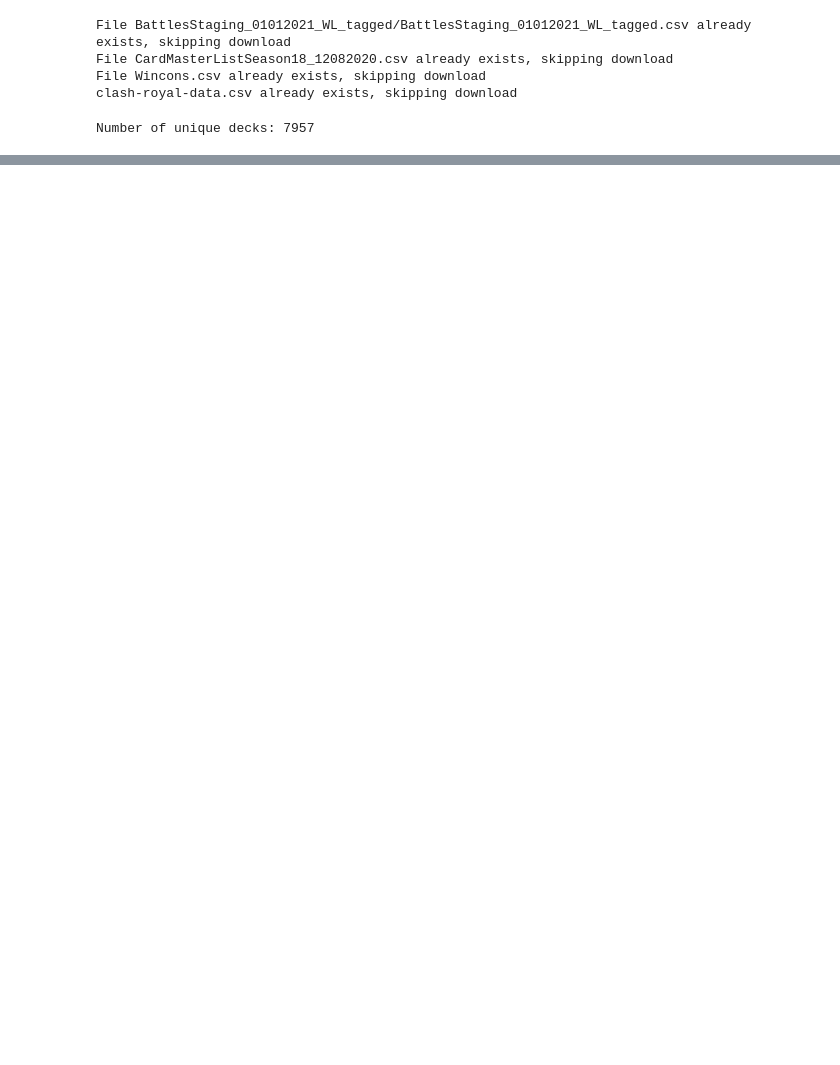
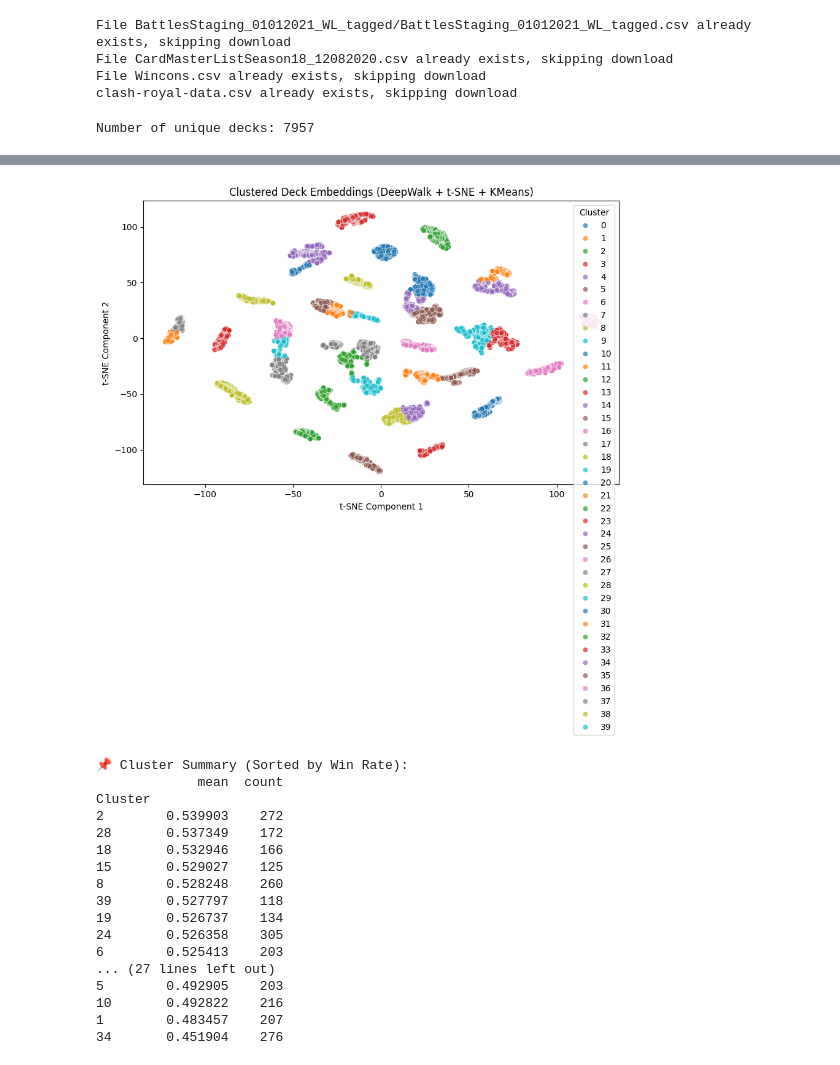
Before and after one commit to Av0cat0/Clash-Royale-Causal-analysis, a Jupyter notebook: project-roni.ipynb, the cells around one changed output, grey strips where cells are left out. Drawn from its saved outputs; the diff is of its cells as text; code cells hidden in the pictures; blank space fills up the shorter version.

```diff
--- a/project-roni.ipynb
+++ b/project-roni.ipynb
@@ -104,0 +126,49 @@ plt.show()
+# %%
+from sklearn.cluster import KMeans
+from sklearn.manifold import TSNE
+
+# Assume 'deck_embedding_df' already contains t-SNE embeddings and win rates
+
+# Choose number of clusters (adjust as needed)
+num_clusters = 40
+
+# Apply KMeans clustering
+kmeans = KMeans(n_clusters=num_clusters, random_state=42, n_init=10)
+deck_embedding_df["Cluster"] = kmeans.fit_predict(deck_embedding_df[["X", "Y"]])
+
+# Plot clustered deck embeddings
+plt.figure(figsize=(10, 6))
+scatter = sns.scatterplot(
+    x="X", y="Y", hue="Cluster", palette="tab10", data=deck_embedding_df, alpha=0.7
+)
+plt.title("Clustered Deck Embeddings (DeepWalk + t-SNE + KMeans)")
+plt.xlabel("t-SNE Component 1")
+plt.ylabel("t-SNE Component 2")
+plt.legend(title="Cluster", loc="best")
+plt.show()
+
+# Compute cluster statistics (mean win rate & number of decks per cluster)
+cluster_summary = deck_embedding_df.groupby("Cluster")["WinRate"].agg(["mean", "count"]).sort_values(by="mean", ascending=False)
+
+# Display results
+print("\n📌 Cluster Summary (Sorted by Win Rate):")
+print(cluster_summary)
+# %% [output]
+[figure, added]
+📌 Cluster Summary (Sorted by Win Rate):
+             mean  count
+Cluster
+2        0.539903    272
+28       0.537349    172
+18       0.532946    166
+15       0.529027    125
+8        0.528248    260
+39       0.527797    118
+19       0.526737    134
+24       0.526358    305
+6        0.525413    203
+... (27 lines left out)
+5        0.492905    203
+10       0.492822    216
+1        0.483457    207
+34       0.451904    276
```
Also changed, not shown: parts of 3 cells of this notebook, 1 other file.
